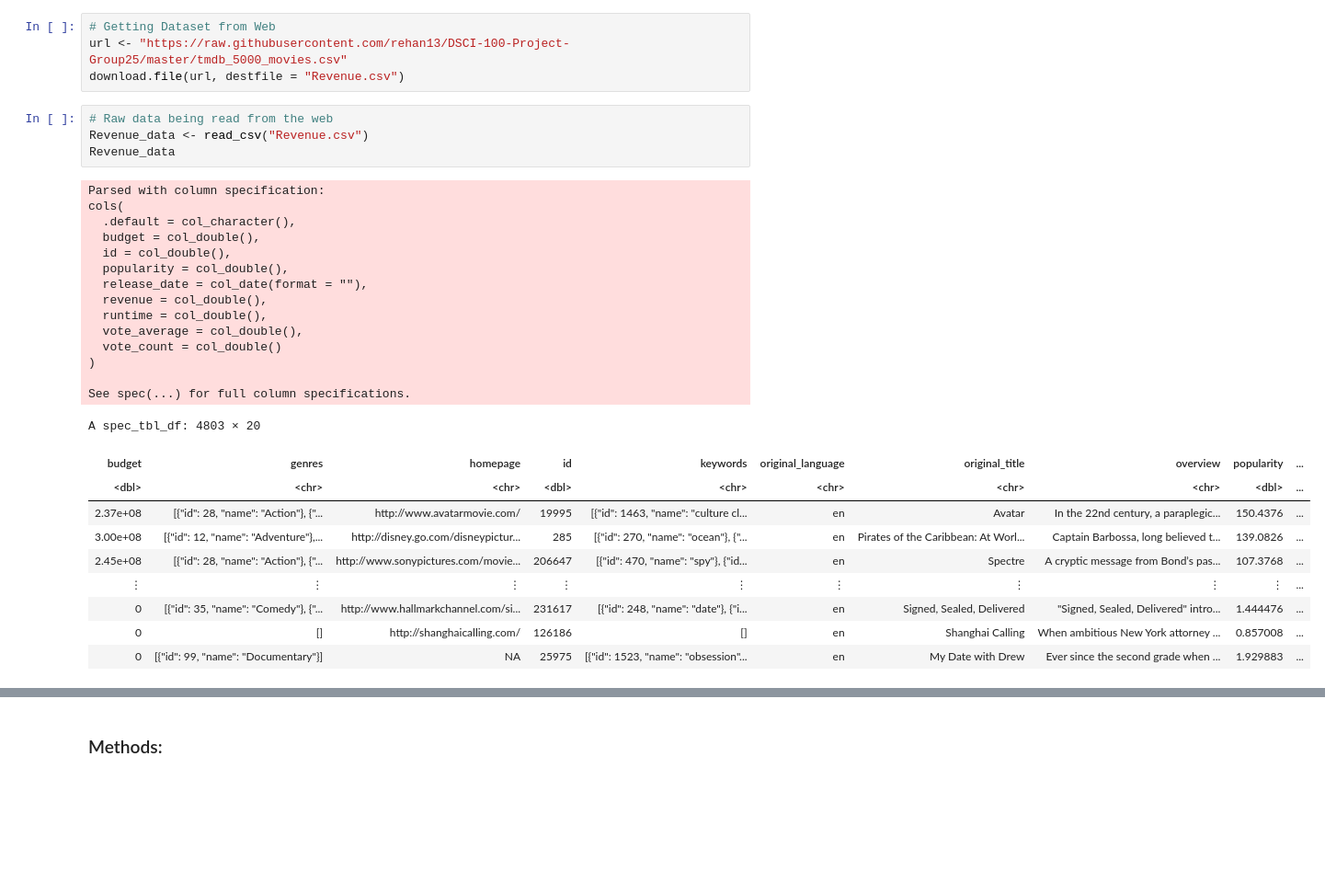
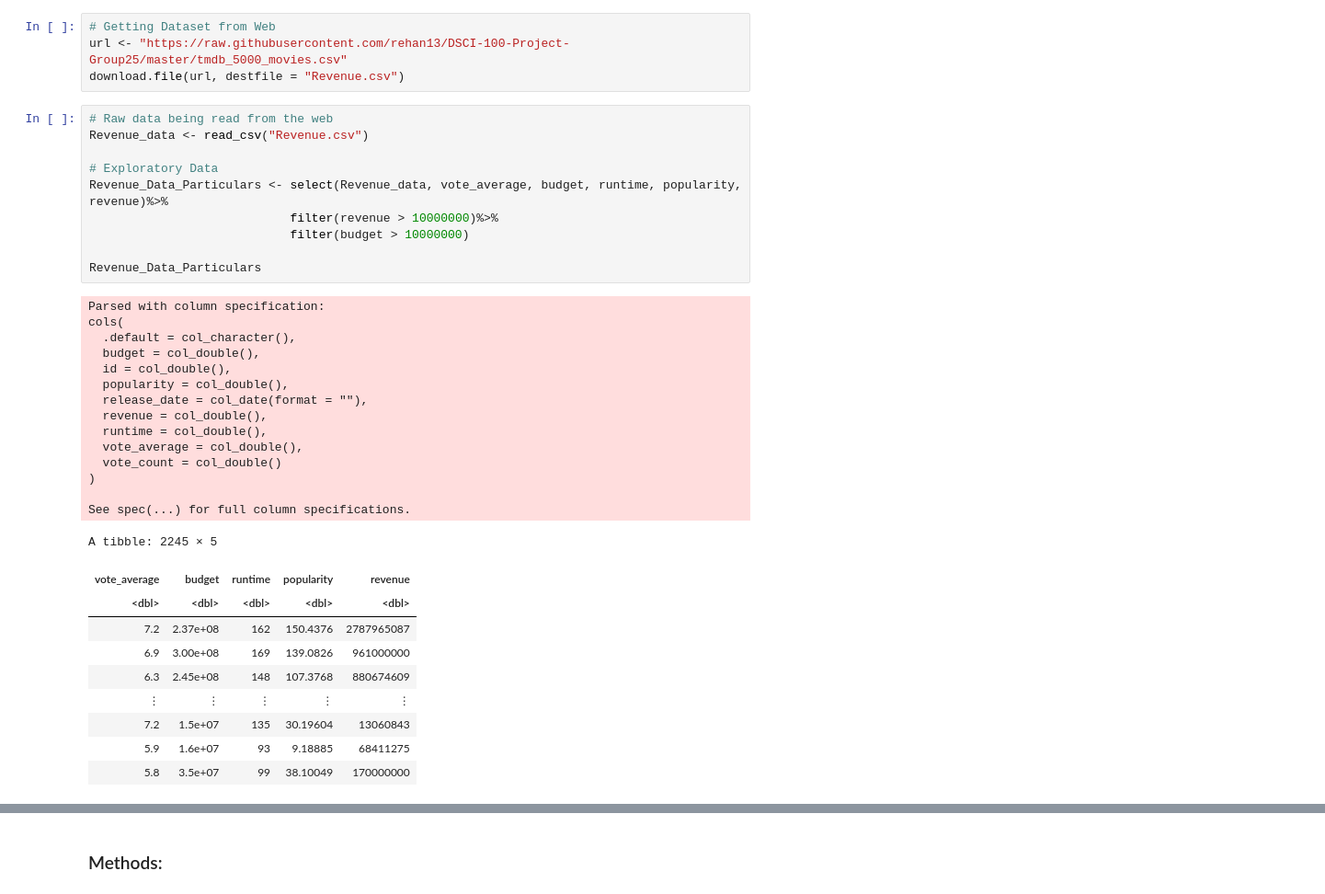
Before and after one commit to rehan13/Movie-Revenue-Predictions, a Jupyter notebook: Movie_Revenue_Preditor.ipynb, the cells around one changed output, grey strips where cells are left out. Shown at 92% size. Cells and saved outputs as stored; diff of their text form; blank space fills up the shorter version.

Commit message:
All Code Done
Only text remaining. Notice only one of our predictor is useful cuz the rest have very small correlation with revenue.

```diff
--- a/Movie_Revenue_Preditor.ipynb
+++ b/Movie_Revenue_Preditor.ipynb
@@ -41,29 +43,35 @@ download.file(url, destfile = "Revenue.csv")
 # %%
 # Raw data being read from the web
 Revenue_data <- read_csv("Revenue.csv")
-Revenue_data
+
+# Exploratory Data
+Revenue_Data_Particulars <- select(Revenue_data, vote_average, budget, runtime, popularity, revenue)%>%
+                            filter(revenue > 10000000)%>%
+                            filter(budget > 10000000)
+
+Revenue_Data_Particulars
 # %% [output]
 Parsed with column specification:
 cols(
   .default = col_character(),
   budget = col_double(),
   id = col_double(),
   popularity = col_double(),
   release_date = col_date(format = ""),
   revenue = col_double(),
   runtime = col_double(),
   vote_average = col_double(),
   vote_count = col_double()
 )
 
 See spec(...) for full column specifications.
-A spec_tbl_df: 4803 × 20
+A tibble: 2245 × 5
-| budget | genres | homepage | id | keywords | original_language | original_title | overview | popularity | ... |
-| <dbl> | <chr> | <chr> | <dbl> | <chr> | <chr> | <chr> | <chr> | <dbl> | ... |
-| 2.37e+08 | [{"id": 28, "name": "Action"}, {"... | http://www.avatarmovie.com/ | 19995 | [{"id": 1463, "name": "culture cl... | en | Avatar | In the 22nd century, a paraplegic... | 150.4376 | ... |
-| 3.00e+08 | [{"id": 12, "name": "Adventure"},... | http://disney.go.com/disneypictur... | 285 | [{"id": 270, "name": "ocean"}, {"... | en | Pirates of the Caribbean: At Worl... | Captain Barbossa, long believed t... | 139.0826 | ... |
-| 2.45e+08 | [{"id": 28, "name": "Action"}, {"... | http://www.sonypictures.com/movie... | 206647 | [{"id": 470, "name": "spy"}, {"id... | en | Spectre | A cryptic message from Bond’s pas... | 107.3768 | ... |
-| ⋮ | ⋮ | ⋮ | ⋮ | ⋮ | ⋮ | ⋮ | ⋮ | ⋮ | ... |
-| 0 | [{"id": 35, "name": "Comedy"}, {"... | http://www.hallmarkchannel.com/si... | 231617 | [{"id": 248, "name": "date"}, {"i... | en | Signed, Sealed, Delivered | "Signed, Sealed, Delivered" intro... | 1.444476 | ... |
-| 0 | [] | http://shanghaicalling.com/ | 126186 | [] | en | Shanghai Calling | When ambitious New York attorney ... | 0.857008 | ... |
-| 0 | [{"id": 99, "name": "Documentary"}] | NA | 25975 | [{"id": 1523, "name": "obsession"... | en | My Date with Drew | Ever since the second grade when ... | 1.929883 | ... |
+| vote_average | budget | runtime | popularity | revenue |
+| <dbl> | <dbl> | <dbl> | <dbl> | <dbl> |
+| 7.2 | 2.37e+08 | 162 | 150.4376 | 2787965087 |
+| 6.9 | 3.00e+08 | 169 | 139.0826 | 961000000 |
+| 6.3 | 2.45e+08 | 148 | 107.3768 | 880674609 |
+| ⋮ | ⋮ | ⋮ | ⋮ | ⋮ |
+| 7.2 | 1.5e+07 | 135 | 30.19604 | 13060843 |
+| 5.9 | 1.6e+07 | 93 | 9.18885 | 68411275 |
+| 5.8 | 3.5e+07 | 99 | 38.10049 | 170000000 |
```
Also changed, not shown: parts of 16 cells of this notebook.
